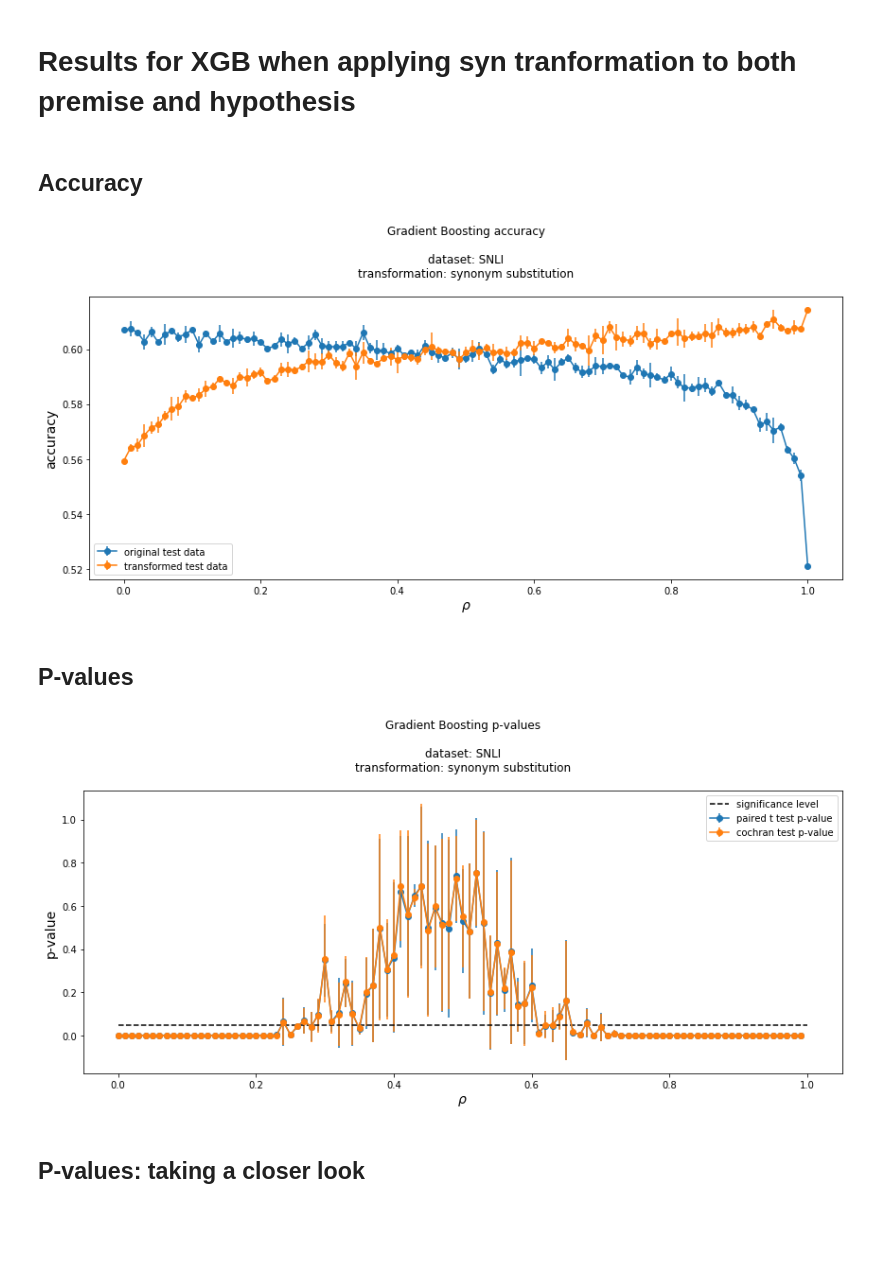
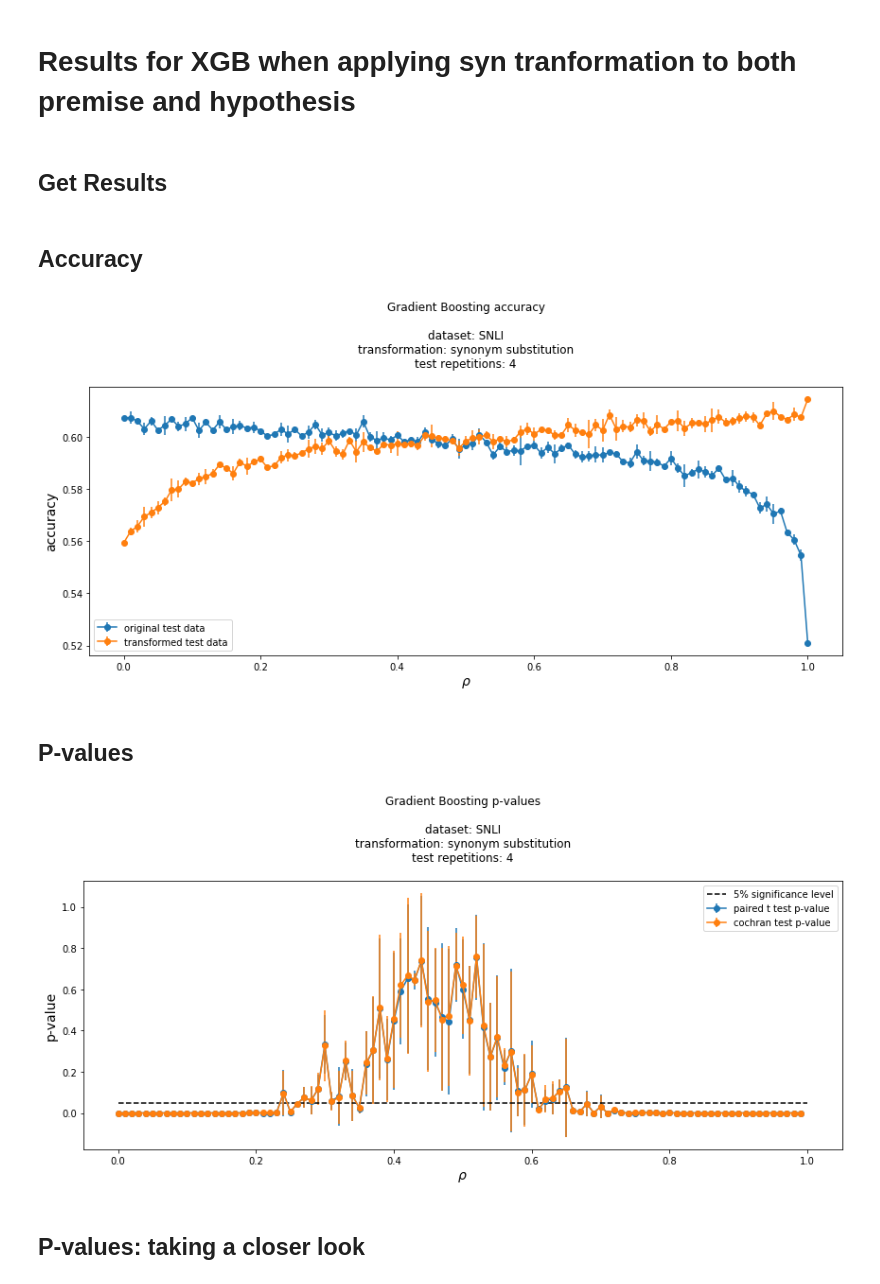
Before and after one commit to lukewanless/looking-for-equivalences, a Jupyter notebook: src/check_results_xgb_p_and_h.ipynb, the cells around one changed output. Saved outputs shown, nothing was run; the diff lists cells and outputs as text; code cells hidden in the pictures; blank space fills up the shorter version.

```diff
--- a/src/check_results_xgb_p_and_h.ipynb
+++ b/src/check_results_xgb_p_and_h.ipynb
@@ -10,0 +12,2 @@ from lr.analysis.util import get_ts_from_results_folder, get_rho_stats_from_resu
+# %% [markdown]
+## Get Results
@@ -11,82 +42,43 @@ from lr.analysis.util import get_ts_from_results_folder, get_rho_stats_from_resu
 # %% [markdown]
 ## Accuracy
 # %%
-test_accuracy1  = get_ts_from_results_folder(path="results/snli/xgb/syn_p_h/batch1/",
-                                             stat="test_accuracy")
-test_accuracy2  = get_ts_from_results_folder(path="results/snli/xgb/syn_p_h/batch2/",
-                                             stat="test_accuracy")
+x, y, error = get_rho_stats_from_result_list(all_accs)
 
-test_accuracy3  = get_ts_from_results_folder(path="results/snli/xgb/syn_p_h/batch3/",
-                                             stat="test_accuracy")
-
-transformed_test_accuracy1 = get_ts_from_results_folder(path="results/snli/xgb/syn_p_h/batch1/",
-                                             stat="transformed_test_accuracy")
-
-transformed_test_accuracy2 = get_ts_from_results_folder(path="results/snli/xgb/syn_p_h/batch2/",
-                                             stat="transformed_test_accuracy")
-
-transformed_test_accuracy3 = get_ts_from_results_folder(path="results/snli/xgb/syn_p_h/batch3/",
-                                             stat="transformed_test_accuracy")
-
-
-x, y, error = get_rho_stats_from_result_list([test_accuracy1, test_accuracy2, test_accuracy3])
-x_t, y_t, error_t = get_rho_stats_from_result_list([transformed_test_accuracy1,
-                                                    transformed_test_accuracy2,
-                                                    transformed_test_accuracy3])
+x_t, y_t, error_t = get_rho_stats_from_result_list(all_transformed_accs)
 
 fig, ax = plt.subplots(figsize=(12,6))
 ax.errorbar(x, y, yerr=error, fmt='-o', label="original test data");
 ax.errorbar(x_t, y_t, yerr=error_t, fmt='-o', label="transformed test data");
 ax.legend(loc="best");
 ax.set_xlabel(r"$\rho$", fontsize=14);
 ax.set_ylabel("accuracy", fontsize=14);
-ax.set_title("Gradient Boosting accuracy\n\ndataset: SNLI\ntransformation: synonym substitution\n");
+ax.set_title("Gradient Boosting accuracy\n\ndataset: SNLI\ntransformation: synonym substitution\ntest repetitions: {}\n".format(test_repetitions));
 fig.tight_layout()
 fig.savefig('figs/gb_acc_snli_syn_p_h.png', bbox_inches=None, pad_inches=0.5)
 # %% [output]
-[figure, old version]
+[figure, new version]
 # %% [markdown]
 ## P-values
 # %%
-paired_t_p_value1  = get_ts_from_results_folder(path="results/snli/xgb/syn_p_h/batch1/",
-                                             stat="paired_t_p_value")
-paired_t_p_value2  = get_ts_from_results_folder(path="results/snli/xgb/syn_p_h/batch2/",
-                                             stat="paired_t_p_value")
+x, y, error = get_rho_stats_from_result_list(all_paired_t_p_values)
 
-paired_t_p_value3  = get_ts_from_results_folder(path="results/snli/xgb/syn_p_h/batch3/",
-                                             stat="paired_t_p_value")
-
-cochran_p_value1 = get_ts_from_results_folder(path="results/snli/xgb/syn_p_h/batch1/",
-                                             stat="cochran_p_value")
-
-cochran_p_value2 = get_ts_from_results_folder(path="results/snli/xgb/syn_p_h/batch2/",
-                                             stat="cochran_p_value")
-
-cochran_p_value3 = get_ts_from_results_folder(path="results/snli/xgb/syn_p_h/batch3/",
-                                             stat="cochran_p_value")
-
-x, y, error = get_rho_stats_from_result_list([paired_t_p_value1,
-                                              paired_t_p_value2,
-                                              paired_t_p_value3])
-
-x_t, y_t, error_t = get_rho_stats_from_result_list([cochran_p_value1,
-                                                    cochran_p_value2,
-                                                    cochran_p_value3])
+x_t, y_t, error_t = get_rho_stats_from_result_list(all_cochran_p_values)
 
 cut = 100
 
 fig, ax = plt.subplots(figsize=(12,6))
 ax.errorbar(x[:cut], y[:cut], yerr=error[:cut], fmt='-o', label="paired t test p-value");
 ax.errorbar(x_t[:cut], y_t[:cut], yerr=error_t[:cut], fmt='-o', label="cochran test p-value");
-ax.hlines(0.05,x[0], x[cut], color="k", linestyles = 'dashed', label="significance level");
+ax.hlines(0.05,x[0], x[cut], color="k", linestyles = 'dashed', label="5% significance level");
 ax.legend(loc="best");
 ax.set_xlabel(r"$\rho$", fontsize=14);
 ax.set_ylabel("p-value", fontsize=14);
-ax.set_title("Gradient Boosting p-values\n\ndataset: SNLI\ntransformation: synonym substitution\n");
+ax.set_title("Gradient Boosting p-values\n\ndataset: SNLI\ntransformation: synonym substitution\ntest repetitions: {}\n".format(test_repetitions));
+fig.tight_layout()
 fig.tight_layout()
 fig.savefig('figs/gb_p_values_snli_syn_p_h.png', bbox_inches=None, pad_inches=0.5)
 # %% [output]
-[figure, old version]
+[figure, new version]
 # %% [markdown]
 ## P-values: taking a closer look
 # %%
```
Also changed, not shown: parts of 5 cells of this notebook, 7 other files.
